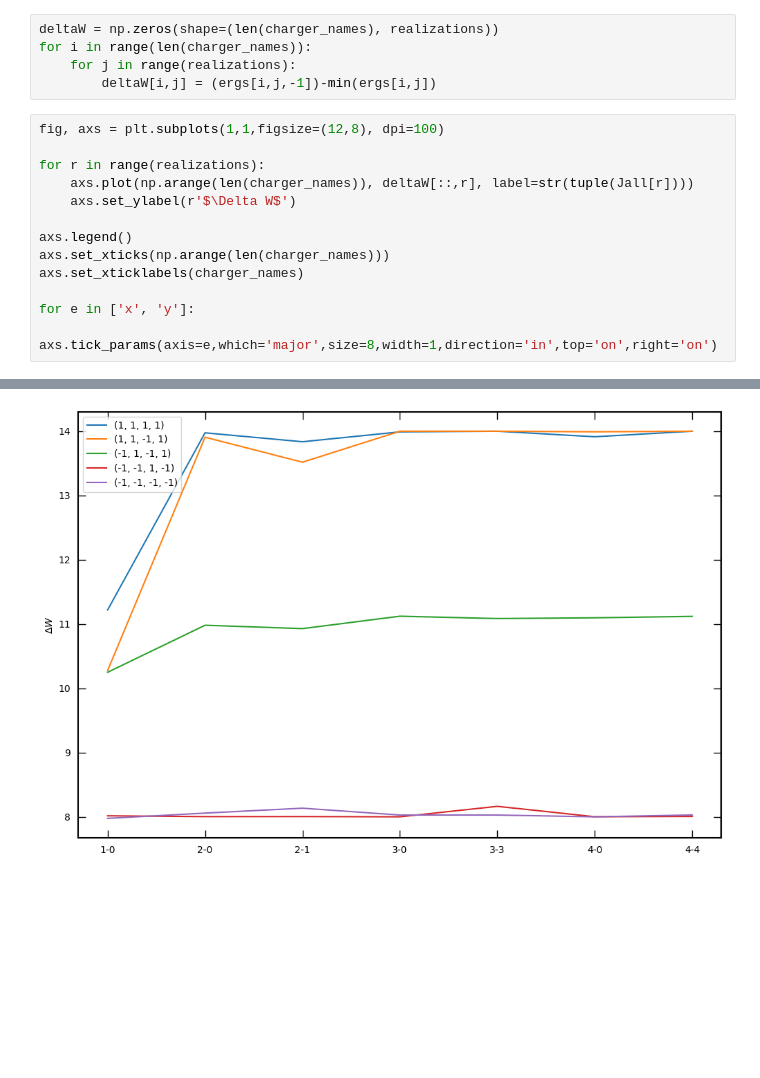
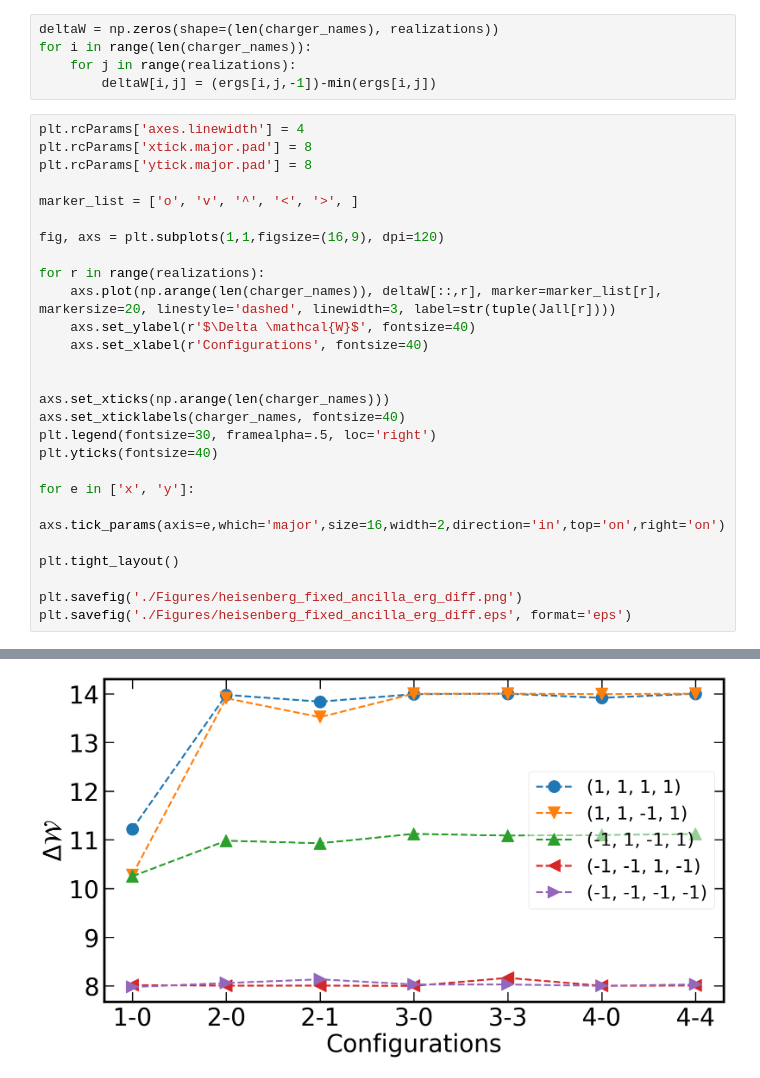
Before and after one commit to egementunca/QBattery_v2, a Jupyter notebook: Heisenberg/heisenbergFigures.ipynb, the cells around one changed output, grey strips where cells are left out. Drawn from its saved outputs; the diff is of its cells as text; blank space fills up the shorter version.

Commit message:
figure changes

```diff
--- a/Heisenberg/heisenbergFigures.ipynb
+++ b/Heisenberg/heisenbergFigures.ipynb
@@ -320,16 +320,30 @@ for i in range(len(charger_names)):
     for j in range(realizations):
         deltaW[i,j] = (ergs[i,j,-1])-min(ergs[i,j])
 # %%
-fig, axs = plt.subplots(1,1,figsize=(12,8), dpi=100)
+plt.rcParams['axes.linewidth'] = 4
+plt.rcParams['xtick.major.pad'] = 8
+plt.rcParams['ytick.major.pad'] = 8
+
+marker_list = ['o', 'v', '^', '<', '>', ]
+
+fig, axs = plt.subplots(1,1,figsize=(16,9), dpi=120)
 
 for r in range(realizations):
-    axs.plot(np.arange(len(charger_names)), deltaW[::,r], label=str(tuple(Jall[r])))
-    axs.set_ylabel(r'$\Delta W$')
+    axs.plot(np.arange(len(charger_names)), deltaW[::,r], marker=marker_list[r], markersize=20, linestyle='dashed', linewidth=3, label=str(tuple(Jall[r])))
+    axs.set_ylabel(r'$\Delta \mathcal{W}$', fontsize=40)
+    axs.set_xlabel(r'Configurations', fontsize=40)
 
-axs.legend()
+
 axs.set_xticks(np.arange(len(charger_names)))
-axs.set_xticklabels(charger_names)
+axs.set_xticklabels(charger_names, fontsize=40)
+plt.legend(fontsize=30, framealpha=.5, loc='right')
+plt.yticks(fontsize=40)
 
 for e in ['x', 'y']:
-    axs.tick_params(axis=e,which='major',size=8,width=1,direction='in',top='on',right='on')
+    axs.tick_params(axis=e,which='major',size=16,width=2,direction='in',top='on',right='on')
+
+plt.tight_layout()
+
+plt.savefig('./Figures/heisenberg_fixed_ancilla_erg_diff.png')
+plt.savefig('./Figures/heisenberg_fixed_ancilla_erg_diff.eps', format='eps')
 # %% [output]
@@ -336 +351 @@ for e in ['x', 'y']:
-[figure, old version]
+[figure, new version]
```
Also changed, not shown: parts of 3 cells of this notebook, 3 other files.
